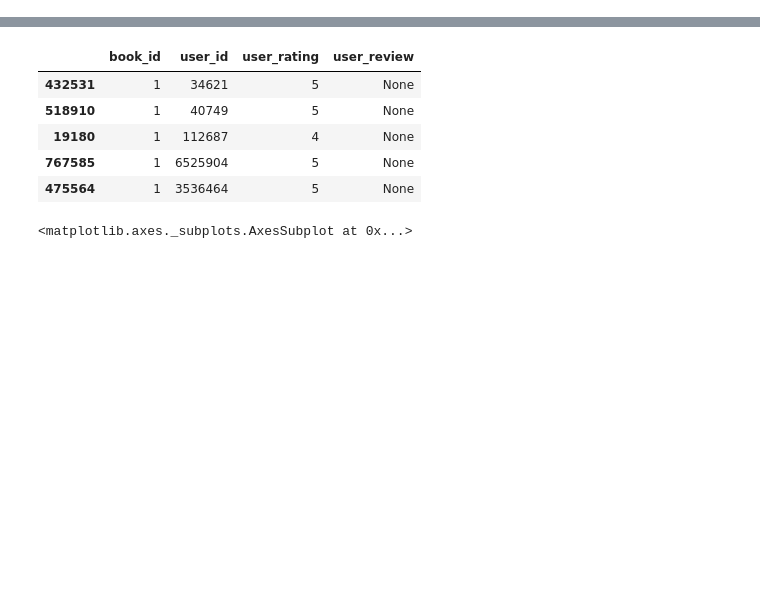
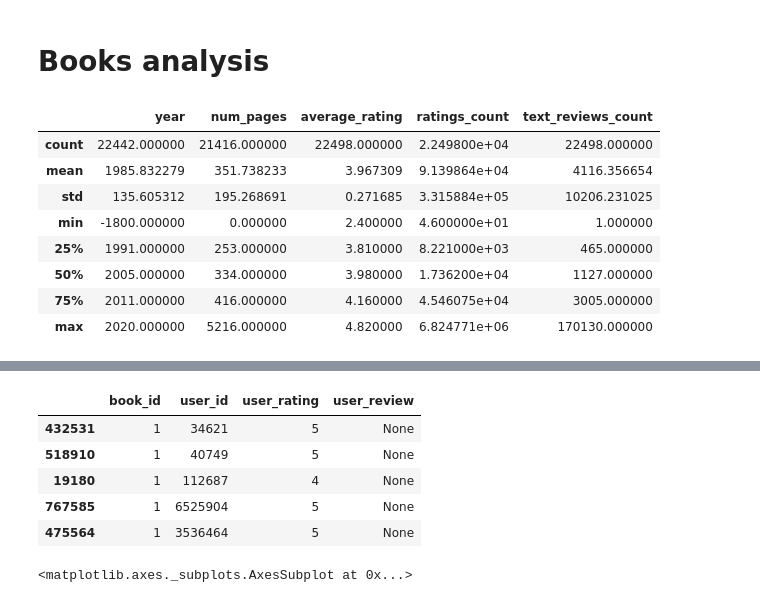
Before and after one commit to Stardust87/book-review-generator, a Jupyter notebook: modelling/Data Analysis.ipynb, the cells around one changed output, grey strips where cells are left out. Drawn from its saved outputs; the diff is of its cells as text; code cells hidden in the pictures; blank space fills up the shorter version.

Commit message:
Refactor data analysis notebook

```diff
--- a/modelling/Data Analysis.ipynb
+++ b/modelling/Data Analysis.ipynb
@@ -11,0 +34,14 @@ books_df = pd.read_csv('../data/books.csv')
+# %% [markdown]
+# Books analysis
+# %%
+books_df.drop(['id', 'best_id'], axis=1).describe()
+# %% [output]
+|  | year | num_pages | average_rating | ratings_count | text_reviews_count |
+| count | 22442.000000 | 21416.000000 | 22498.000000 | 2.249800e+04 | 22498.000000 |
+| mean | 1985.832279 | 351.738233 | 3.967309 | 9.139864e+04 | 4116.356654 |
+| std | 135.605312 | 195.268691 | 0.271685 | 3.315884e+05 | 10206.231025 |
+| min | -1800.000000 | 0.000000 | 2.400000 | 4.600000e+01 | 1.000000 |
+| 25% | 1991.000000 | 253.000000 | 3.810000 | 8.221000e+03 | 465.000000 |
+| 50% | 2005.000000 | 334.000000 | 3.980000 | 1.736200e+04 | 1127.000000 |
+| 75% | 2011.000000 | 416.000000 | 4.160000 | 4.546075e+04 | 3005.000000 |
+| max | 2020.000000 | 5216.000000 | 4.820000 | 6.824771e+06 | 170130.000000 |
```
Also changed, not shown: parts of 20 cells of this notebook.
